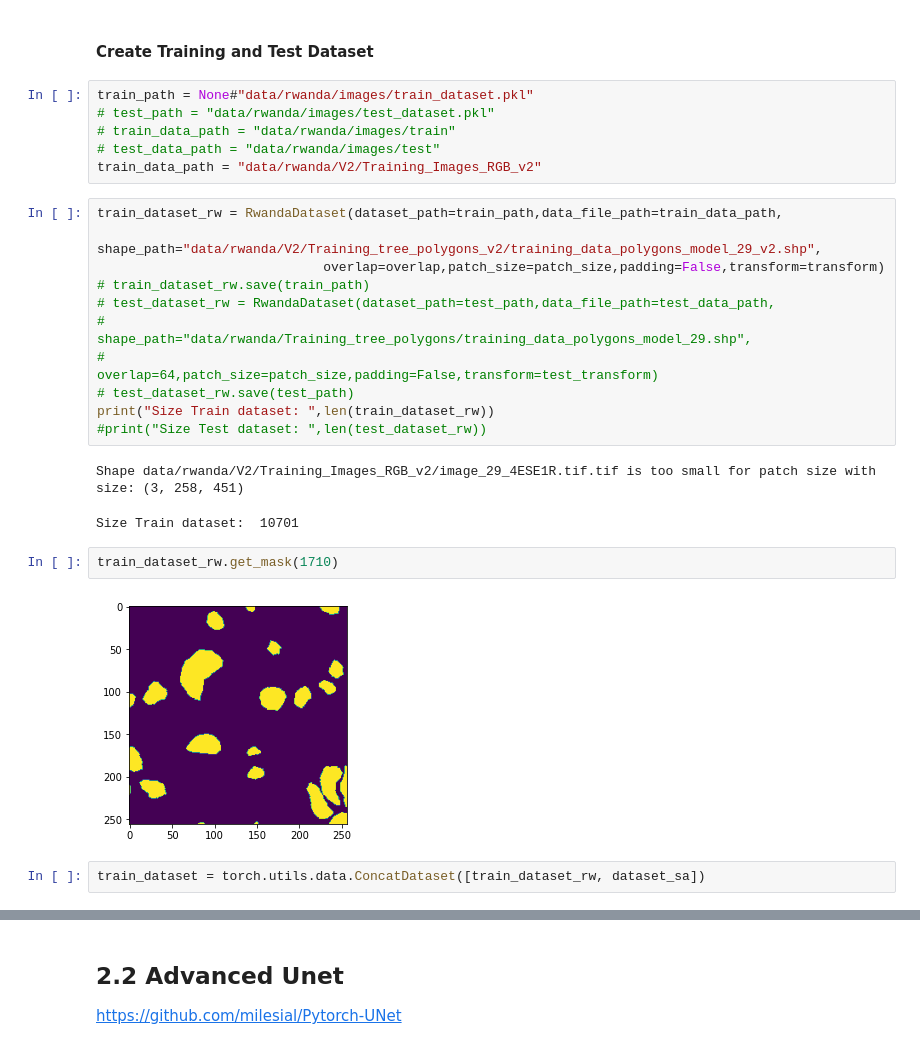
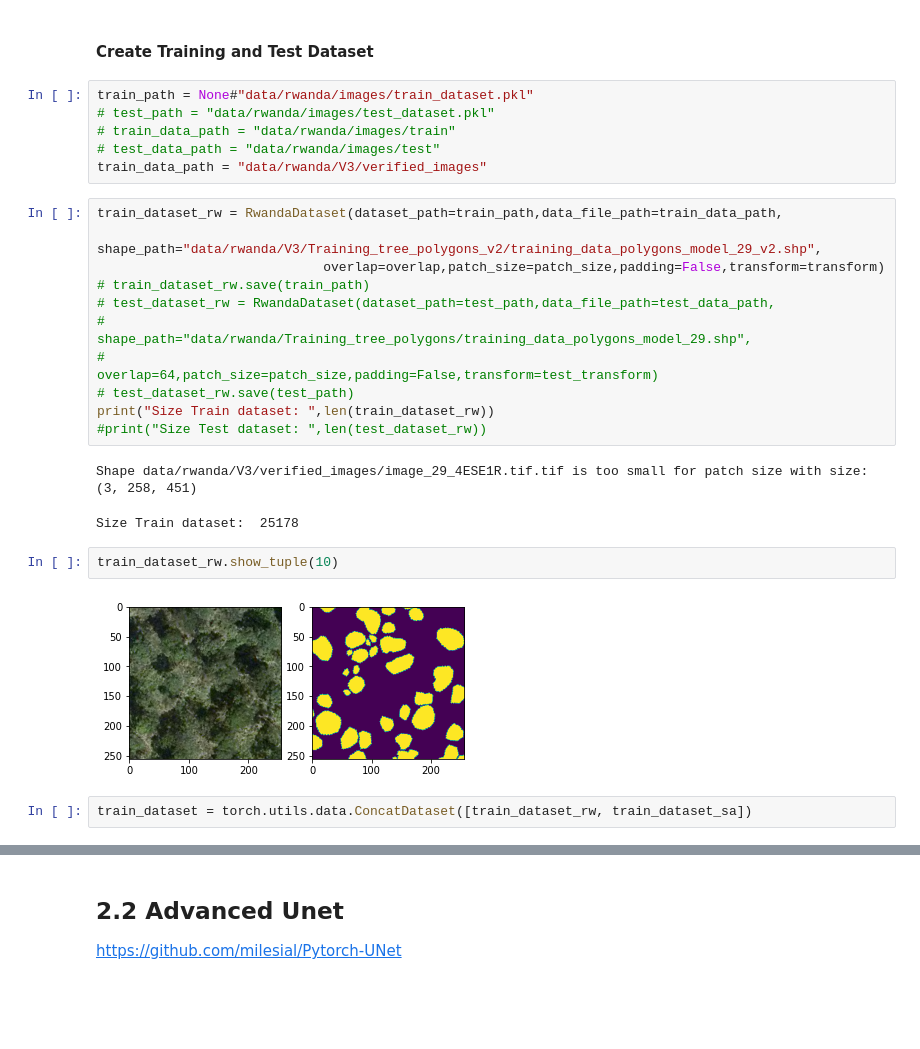
Before and after one commit to cluel01/SA_semantic_segmentation, a Jupyter notebook: 1_Model_Training_Rwanda_2.ipynb, the cells around one changed output, grey strips where cells are left out. Saved outputs shown, nothing was run; the diff lists cells and outputs as text; blank space fills up the shorter version.

```diff
--- a/1_Model_Training_Rwanda_2.ipynb
+++ b/1_Model_Training_Rwanda_2.ipynb
@@ -133,10 +115,10 @@ train_path = None#"data/rwanda/images/train_dataset.pkl"
 # test_path = "data/rwanda/images/test_dataset.pkl"
 # train_data_path = "data/rwanda/images/train"
 # test_data_path = "data/rwanda/images/test"
-train_data_path = "data/rwanda/V2/Training_Images_RGB_v2"
+train_data_path = "data/rwanda/V3/verified_images"
 # %%
 train_dataset_rw = RwandaDataset(dataset_path=train_path,data_file_path=train_data_path,
-                   shape_path="data/rwanda/V2/Training_tree_polygons_v2/training_data_polygons_model_29_v2.shp",
+                   shape_path="data/rwanda/V3/Training_tree_polygons_v2/training_data_polygons_model_29_v2.shp",
                              overlap=overlap,patch_size=patch_size,padding=False,transform=transform)
 # train_dataset_rw.save(train_path)
 # test_dataset_rw = RwandaDataset(dataset_path=test_path,data_file_path=test_data_path,
@@ -146,11 +128,11 @@ train_dataset_rw = RwandaDataset(dataset_path=train_path,data_file_path=train_da
 print("Size Train dataset: ",len(train_dataset_rw))
 #print("Size Test dataset: ",len(test_dataset_rw))
 # %% [output]
-Shape data/rwanda/V2/Training_Images_RGB_v2/image_29_4ESE1R.tif.tif is too small for patch size with size: (3, 258, 451)
+Shape data/rwanda/V3/verified_images/image_29_4ESE1R.tif.tif is too small for patch size with size: (3, 258, 451)
-Size Train dataset:  10701
+Size Train dataset:  25178
-# %%
-train_dataset_rw.get_mask(1710)
-# %% [output]
-[figure, removed]
+# %%
+train_dataset_rw.show_tuple(10)
+# %% [output]
+[figure, added]
 # %%
-train_dataset = torch.utils.data.ConcatDataset([train_dataset_rw, dataset_sa])
+train_dataset = torch.utils.data.ConcatDataset([train_dataset_rw, train_dataset_sa])
```
Also changed, not shown: parts of 16 cells of this notebook, 8 other files.
